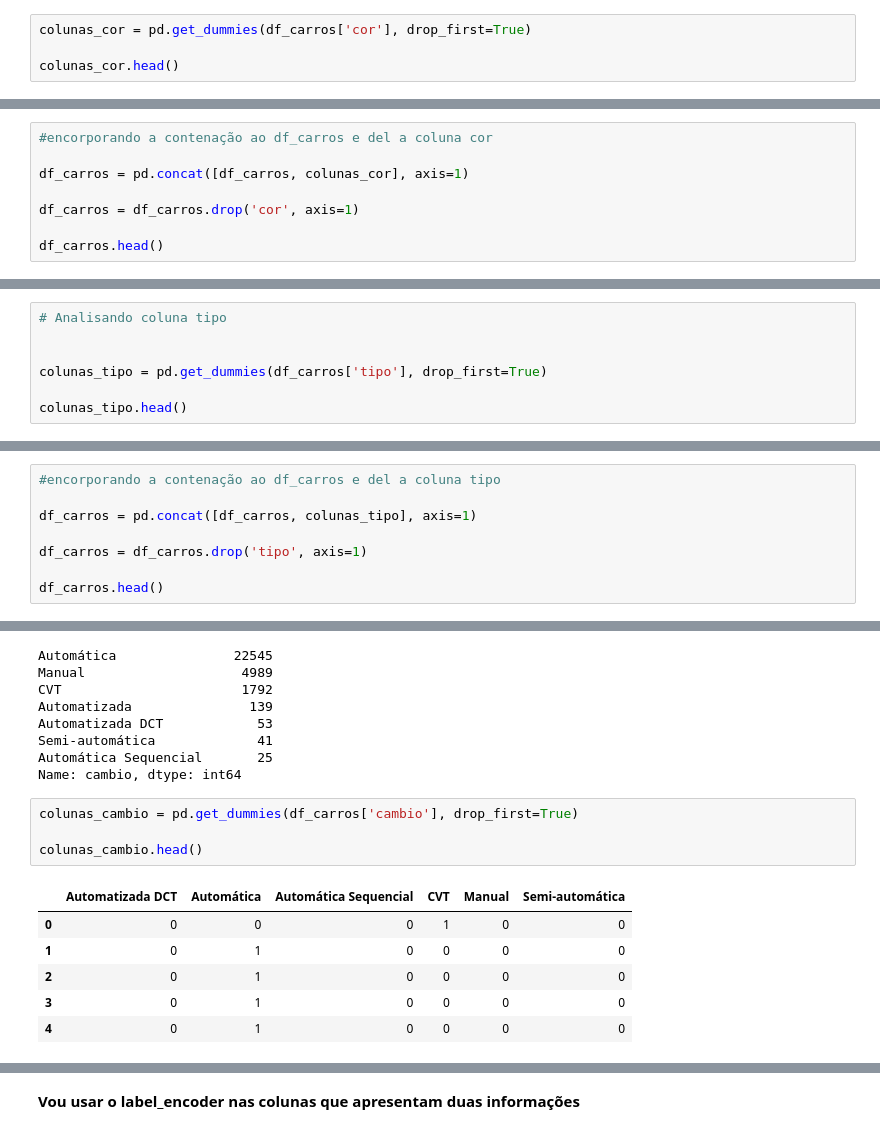
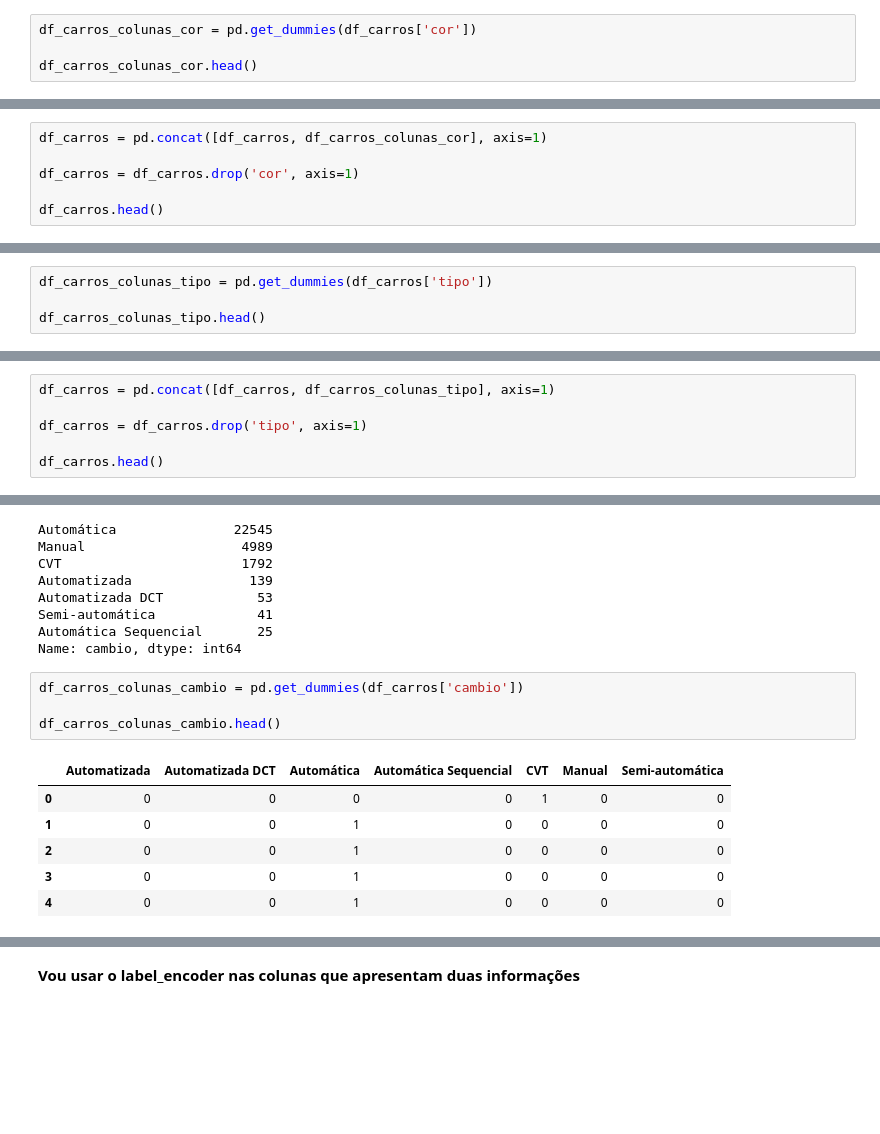
Before and after one commit to maria-luiza-ramos/Desafio_lighthouse, a Jupyter notebook: Desafio.ipynb, the cells around one changed output, grey strips where cells are left out. Cells and saved outputs as stored; diff of their text form; blank space fills up the shorter version.

```diff
--- a/Desafio.ipynb
+++ b/Desafio.ipynb
@@ -591,7 +331,7 @@ Verde           1
 Vermelho        1
 Name: cor, dtype: int64
 # %%
-colunas_cor = pd.get_dummies(df_carros['cor'], drop_first=True)
+df_carros_colunas_cor = pd.get_dummies(df_carros['cor'])
 
-colunas_cor.head()
+df_carros_colunas_cor.head()
 # %% [output]
@@ -604,7 +344,5 @@ colunas_cor.head()
 # %%
-#encorporando a contenação ao df_carros e del a coluna cor
-
-df_carros = pd.concat([df_carros, colunas_cor], axis=1)
+df_carros = pd.concat([df_carros, df_carros_colunas_cor], axis=1)
 
 df_carros = df_carros.drop('cor', axis=1)
 
@@ -617,10 +355,7 @@ df_carros.head()
 | 3 | 568625098268499334280863723901594... | 14.0 | 2.0 | 2013 | 2015.0 | 85357.0 | Automática | 4 | Picape | ... |
 | 4 | 338980975753200343894519909855598... | 8.0 | 2.0 | 2013 | 2015.0 | 71491.0 | Automática | 4 | Utilitário esportivo | ... |
 # %%
-# Analisando coluna tipo
+df_carros_colunas_tipo = pd.get_dummies(df_carros['tipo'])
 
-
-colunas_tipo = pd.get_dummies(df_carros['tipo'], drop_first=True)
-
-colunas_tipo.head()
+df_carros_colunas_tipo.head()
 # %% [output]
@@ -642,9 +377,7 @@ Cupê                       26
 Minivan                     7
 Name: tipo, dtype: int64
 # %%
-#encorporando a contenação ao df_carros e del a coluna tipo
-
-df_carros = pd.concat([df_carros, colunas_tipo], axis=1)
+df_carros = pd.concat([df_carros, df_carros_colunas_tipo], axis=1)
 
 df_carros = df_carros.drop('tipo', axis=1)
 
@@ -670,14 +403,14 @@ Semi-automática             41
 Automática Sequencial       25
 Name: cambio, dtype: int64
 # %%
-colunas_cambio = pd.get_dummies(df_carros['cambio'], drop_first=True)
+df_carros_colunas_cambio = pd.get_dummies(df_carros['cambio'])
 
-colunas_cambio.head()
+df_carros_colunas_cambio.head()
 # %% [output]
-|  | Automatizada DCT | Automática | Automática Sequencial | CVT | Manual | Semi-automática |
-| 0 | 0 | 0 | 0 | 1 | 0 | 0 |
-| 1 | 0 | 1 | 0 | 0 | 0 | 0 |
-| 2 | 0 | 1 | 0 | 0 | 0 | 0 |
-| 3 | 0 | 1 | 0 | 0 | 0 | 0 |
-| 4 | 0 | 1 | 0 | 0 | 0 | 0 |
+|  | Automatizada | Automatizada DCT | Automática | Automática Sequencial | CVT | Manual | Semi-automática |
+| 0 | 0 | 0 | 0 | 0 | 1 | 0 | 0 |
+| 1 | 0 | 0 | 1 | 0 | 0 | 0 | 0 |
+| 2 | 0 | 0 | 1 | 0 | 0 | 0 | 0 |
+| 3 | 0 | 0 | 1 | 0 | 0 | 0 | 0 |
+| 4 | 0 | 0 | 1 | 0 | 0 | 0 | 0 |
 # %%
```
Also changed, not shown: parts of 113 cells of this notebook, 3 other files.
